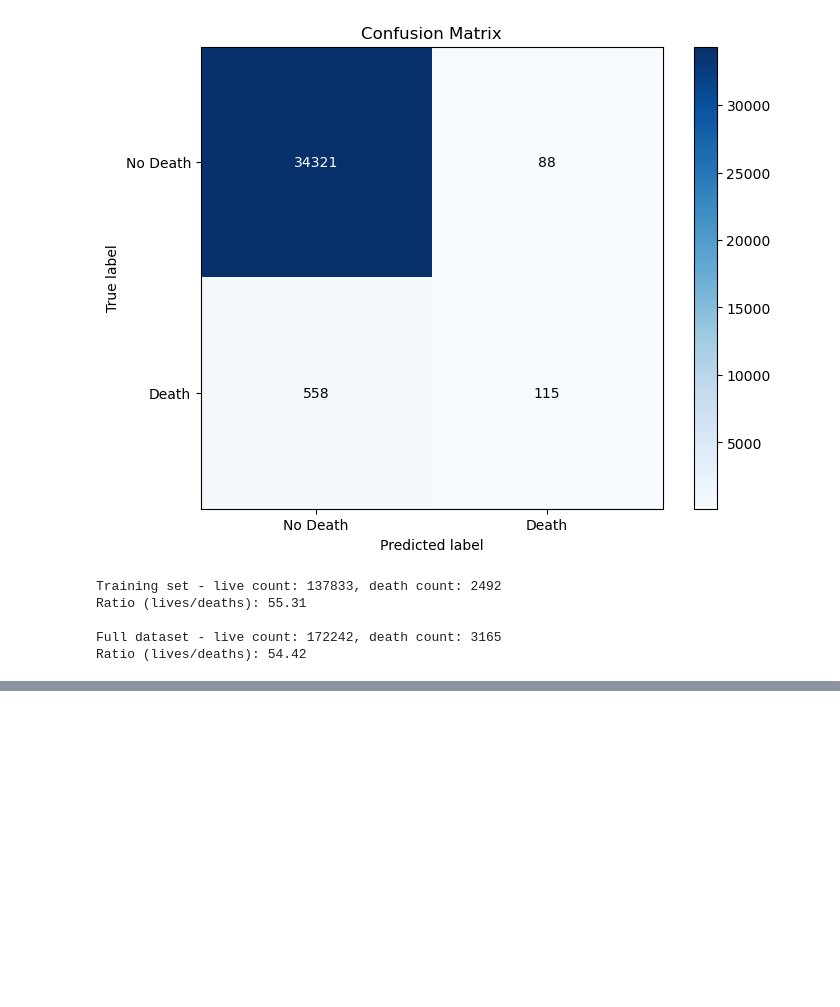
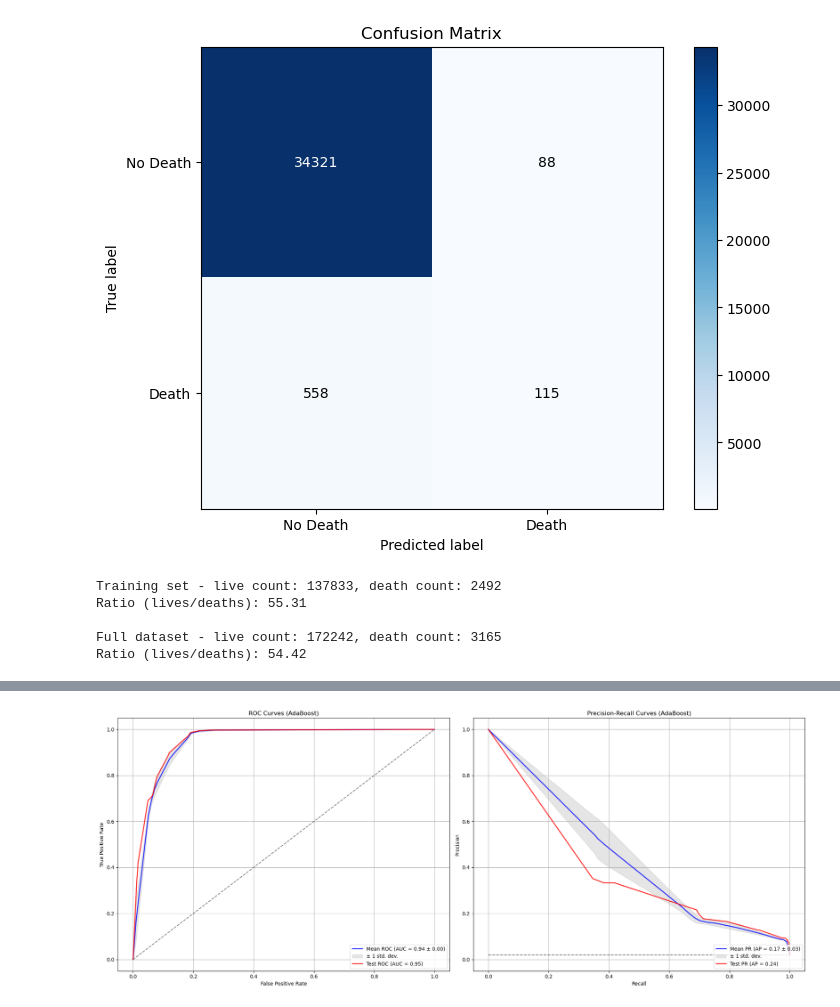
Before and after one commit to zeroday-zaddy/gmu-cs504-fa24-project, a Jupyter notebook: logistic_regression.ipynb, the cells around one changed output, grey strips where cells are left out. Cells and saved outputs as stored; diff of their text form; code cells hidden in the pictures; blank space fills up the shorter version.

```diff
--- a/logistic_regression.ipynb
+++ b/logistic_regression.ipynb
@@ -339,0 +504,89 @@ Ratio (lives/deaths): 54.42
+# %%
+fig, (ax1, ax2) = plt.subplots(1, 2, figsize=(20, 8))
+# Plot mean ROC curve
+mean_tpr_ada = np.mean(tprs_ada, axis=0)
+mean_tpr_ada[-1] = 1.0
+mean_auc_ada = np.mean(aucs_ada)
+std_auc_ada = np.std(aucs_ada)
+
+ax1.plot(mean_fpr_ada, mean_tpr_ada, 'b-',
+         label=f'Mean ROC (AUC = {mean_auc_ada:.2f} ± {std_auc_ada:.2f})',
+         lw=2, alpha=0.8)
+
+
+# Plot mean PR curve
+mean_precision = np.mean(precisions, axis=0)
+mean_pr_auc = np.mean(pr_aucs)
+std_pr_auc = np.std(pr_aucs)
+
+ax2.plot(mean_fpr_ada, mean_precision, 'b-',
+         label=f'Mean PR (AP = {mean_pr_auc:.2f} ± {std_pr_auc:.2f})',
+         lw=2, alpha=0.8)
+
+
+# Add confidence intervals
+std_tpr_ada = np.std(tprs_ada, axis=0)
+std_precision = np.std(precisions, axis=0)
+
+# ROC confidence interval
+tprs_upper = np.minimum(mean_tpr_ada + std_tpr_ada, 1)
+tprs_lower = np.maximum(mean_tpr_ada - std_tpr_ada, 0)
+ax1.fill_between(mean_fpr_ada, tprs_lower, tprs_upper, color='grey', alpha=0.2,
+                 label='± 1 std. dev.')
+
+# PR confidence interval
+precisions_upper = np.minimum(mean_precision + std_precision, 1)
+precisions_lower = np.maximum(mean_precision - std_precision, 0)
+ax2.fill_between(mean_fpr_ada, precisions_lower, precisions_upper, color='grey', alpha=0.2,
+                 label='± 1 std. dev.')
+
+# Train final model on full training set
+final_ada_model = AdaBoostClassifier(
+    estimator=base_estimator,
+    n_estimators=100,
+    learning_rate=0.1,
+    random_state=42
+)
+final_ada_model.fit(X_train, y_train)
+y_pred_ada = final_ada_model.predict_proba(X_test)[:, 1]
+
+
+
+# Plot final test curves
+fpr_test, tpr_test, _ = roc_curve(y_test, y_pred_ada)
+precision_test, recall_test, _ = precision_recall_curve(y_test, y_pred_ada)
+pr_auc_test = average_precision_score(y_test, y_pred_ada)
+
+ax1.plot(fpr_test, tpr_test, 'r-',
+         label=f'Test ROC (AUC = {auc(fpr_test, tpr_test):.2f})',
+         lw=2, alpha=0.8)
+ax2.plot(recall_test, precision_test, 'r-',
+         label=f'Test PR (AP = {pr_auc_test:.2f})',
+         lw=2, alpha=0.8)
+
+# Customize plots
+for ax in [ax1, ax2]:
+    ax.grid(True)
+    ax.legend(loc='lower right')
+    ax.set_xlim([-0.05, 1.05])
+    ax.set_ylim([-0.05, 1.05])
+
+# ROC plot settings
+ax1.plot([0, 1], [0, 1], 'k--', label='Random', alpha=0.5)
+ax1.set_xlabel('False Positive Rate')
+ax1.set_ylabel('True Positive Rate')
+ax1.set_title('ROC Curves (AdaBoost)')
+
+# PR plot settings
+ax2.set_xlabel('Recall')
+ax2.set_ylabel('Precision')
+ax2.set_title('Precision-Recall Curves (AdaBoost)')
+# Add baseline for PR curve
+baseline = np.sum(y_test) / len(y_test)
+ax2.plot([0, 1], [baseline, baseline], 'k--',
+         label=f'Random (AP = {baseline:.3f})', alpha=0.5)
+
+plt.tight_layout()
+plt.show()
+# %% [output]
+[figure, added]
```
Also changed, not shown: parts of 15 cells of this notebook, 2 other files.
